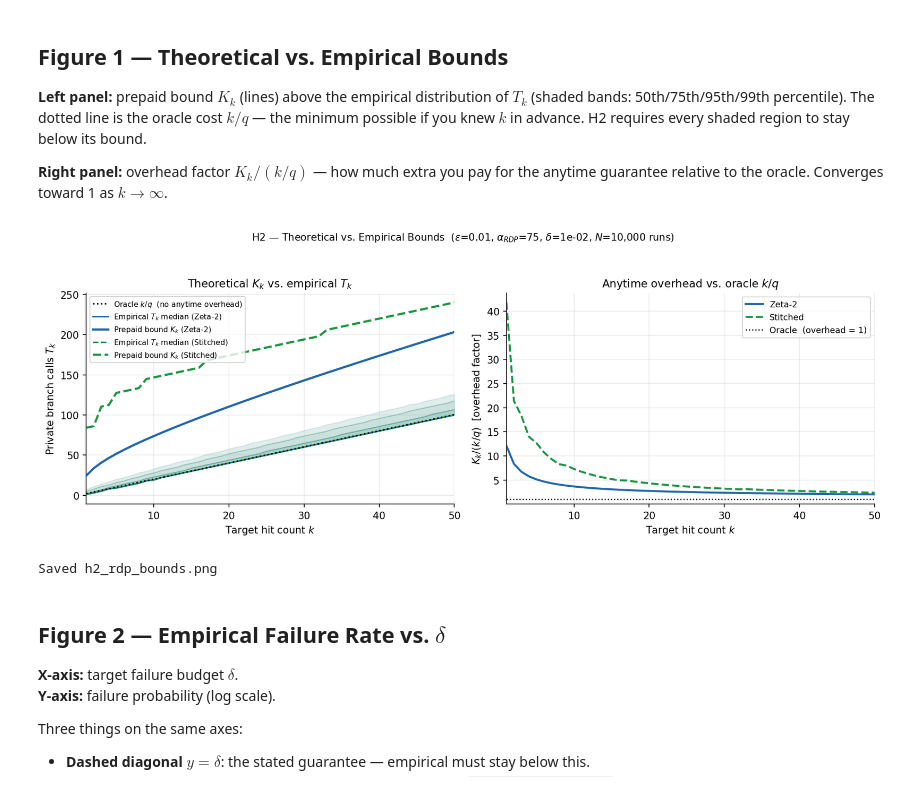
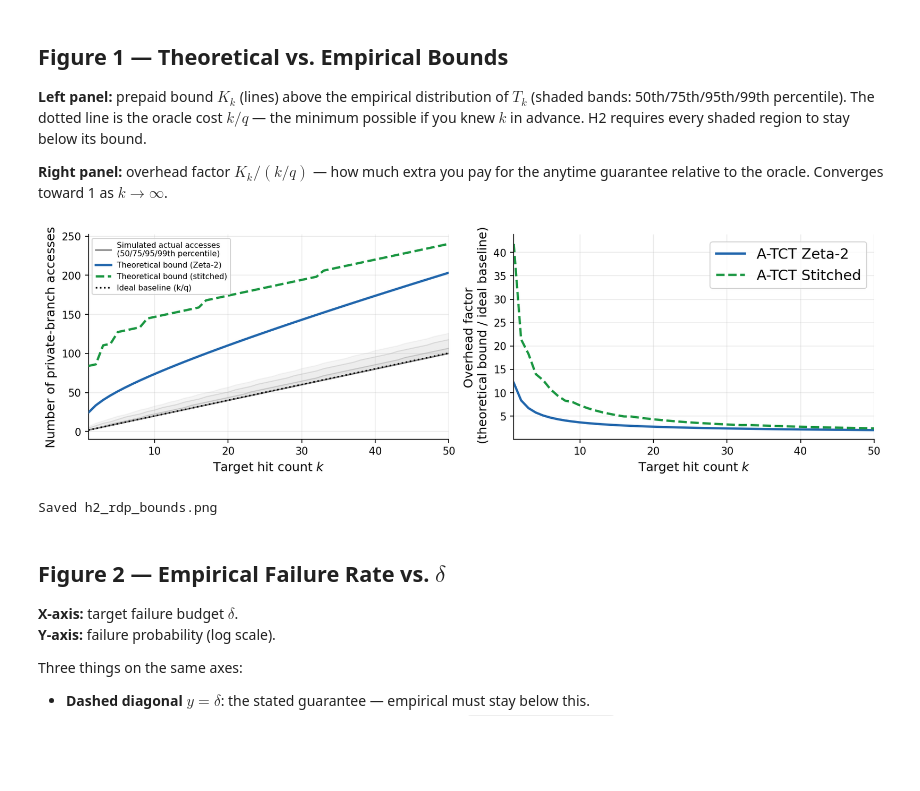
Before and after one commit to arcaulfield/adaptive-act, a Jupyter notebook: notebooks/15_h2_rdp.ipynb, the cells around one changed output. Saved outputs shown, nothing was run; the diff lists cells and outputs as text; code cells hidden in the pictures; blank space fills up the shorter version.

```diff
--- a/notebooks/15_h2_rdp.ipynb
+++ b/notebooks/15_h2_rdp.ipynb
@@ -34,7 +34,7 @@ ALPHA_RDP  = 75.0
 rho        = ALPHA_RDP * EPSILON**2 / 2.0
 q          = q_from_epsilon(EPSILON)
 
-N_RUNS     = 10_000
+N_RUNS     = 1000000
 K_MAX      = 50      # verify anytime bound up to 50 hits
 SEED       = 42
 
@@ -130,59 +130,57 @@ anytime guarantee relative to the oracle. Converges toward 1 as $k \to \infty$.
 # %%
 fig, axes = plt.subplots(1, 2, figsize=(12, 4.5))
 
 # ── Left: T_k distribution vs K_k ────────────────────────────────────────────
 ax = axes[0]
 oracle = np.array([k / q for k in k_vals])
-ax.plot(k_vals, oracle, 'k:', lw=1.5, zorder=5, label='Oracle $k/q$  (no anytime overhead)')
 
-for color, K_sched, lbl, ls in [
-    (TCT_Z_COLOR, np.array(K_z), 'Zeta-2',   '-'),
-    (TCT_S_COLOR, np.array(K_s), 'Stitched', '--'),
-]:
-    q50  = np.array([np.percentile(T_matrix[:, i], 50)  for i in range(K_MAX)])
-    prev = q50.copy()
-    for pct, a in zip([75, 95, 99], [0.20, 0.12, 0.07]):
-        qp = np.array([np.percentile(T_matrix[:, i], pct) for i in range(K_MAX)])
-        ax.fill_between(k_vals, prev, qp, color=color, alpha=a, zorder=1)
-        prev = qp
-    ax.plot(k_vals, q50,    color=color, lw=1.5, ls=ls, zorder=3,
-            label=f'Empirical $T_k$ median ({lbl})')
-    ax.plot(k_vals, K_sched, color=color, lw=2.2, ls=ls, zorder=4,
-            label=f'Prepaid bound $K_k$ ({lbl})')
+# Gray shaded empirical distribution of T_k (pooled across schedules — same T_matrix)
+q50 = np.array([np.percentile(T_matrix[:, i], 50) for i in range(K_MAX)])
+prev = q50.copy()
+for pct, a in zip([75, 95, 99], [0.22, 0.14, 0.08]):
+    qp = np.array([np.percentile(T_matrix[:, i], pct) for i in range(K_MAX)])
+    ax.fill_between(k_vals, prev, qp, color='gray', alpha=a, zorder=1)
+    prev = qp
+ax.plot(k_vals, q50, color='gray', lw=1.4, zorder=2, label='Simulated actual accesses\n(50/75/95/99th percentile)')
 
-ax.set_xlabel('Target hit count $k$')
-ax.set_ylabel('Private branch calls $T_k$')
-ax.set_title('Theoretical $K_k$ vs. empirical $T_k$')
+# Theoretical bounds
+ax.plot(k_vals, np.array(K_z), color=TCT_Z_COLOR, lw=2.2, ls='-',  zorder=4, label='Theoretical bound (Zeta-2)')
+ax.plot(k_vals, np.array(K_s), color=TCT_S_COLOR, lw=2.2, ls='--', zorder=4, label='Theoretical bound (stitched)')
+ax.plot(k_vals, oracle,        color='black',     lw=1.5, ls=':',  zorder=5, label='Ideal baseline (k/q)')
+
+ax.set_xlabel('Target hit count $k$', fontsize=12)
+ax.set_ylabel('Number of private-branch accesses', fontsize=12)
+# ax.set_title('Actual vs. theoretically budgeted private-branch accesses', fontsize=12)
 ax.set_xlim(1, K_MAX)
 ax.legend(loc='upper left', fontsize=7.5)
 ax.grid(True, alpha=0.25)
 
 # ── Right: overhead factor K_k / (k/q) ───────────────────────────────────────
 ax = axes[1]
 overhead_z = [K_z[i] / (k / q) for i, k in enumerate(k_vals)]
 overhead_s = [K_s[i] / (k / q) for i, k in enumerate(k_vals)]
-ax.plot(k_vals, overhead_z, color=TCT_Z_COLOR, lw=2,       label='Zeta-2')
-ax.plot(k_vals, overhead_s, color=TCT_S_COLOR, lw=2, ls='--', label='Stitched')
-ax.axhline(1.0, color='k', lw=1.2, ls=':', label='Oracle  (overhead = 1)')
-ax.set_xlabel('Target hit count $k$')
-ax.set_ylabel('$K_k / (k/q)$  [overhead factor]')
-ax.set_title('Anytime overhead vs. oracle $k/q$')
+ax.plot(k_vals, overhead_z, color=TCT_Z_COLOR, lw=2.2,       label='A-TCT Zeta-2')
+ax.plot(k_vals, overhead_s, color=TCT_S_COLOR, lw=2.2, ls='--', label='A-TCT Stitched')
+ax.set_xlabel('Target hit count $k$', fontsize=12)
+ax.set_ylabel('Overhead factor\n (theoretical bound / ideal baseline)', fontsize=12)
+#. ax.set_title('Added cost of the anytime bound relative to the ideal oracle', fontsize=12)
 ax.set_xlim(1, K_MAX)
-ax.legend(fontsize=8.5)
+ax.legend(fontsize=14)
 ax.grid(True, alpha=0.25)
 
-fig.suptitle(
-    rf'H2 — Theoretical vs. Empirical Bounds'
-    rf'  ($\varepsilon$={EPSILON}, $\alpha_{{RDP}}$={ALPHA_RDP:.0f}, '
-    rf'$\delta$={DELTA:.0e}, $N$={N_RUNS:,} runs)',
-    fontsize=10,
-)
-plt.tight_layout(rect=[0, 0, 1, 0.94])
+#fig.suptitle(
+ #   rf'Simulated private-branch accesses stay below the theoretical anytime bound' '\n'
+ #   rf'  ($\varepsilon$={EPSILON}, $\alpha_{{RDP}}$={ALPHA_RDP:.0f}, '
+  #  rf'$\delta$={DELTA:.0e}, $N$={N_RUNS:,} runs)',
+   # fontsize=18,
+#)
+plt.tight_layout()
+fig.subplots_adjust(left=0.10, top=0.75)
 plt.savefig('../figures/h2_rdp_bounds.png', bbox_inches='tight', dpi=200)
 plt.show()
 print('Saved h2_rdp_bounds.png')
 # %% [output]
-[figure, old version]
+[figure, new version]
 Saved h2_rdp_bounds.png
 # %% [markdown]
 ## Figure 2 — Empirical Failure Rate vs. $\delta$
```
Also changed, not shown: parts of 4 cells of this notebook, 5 other files.
